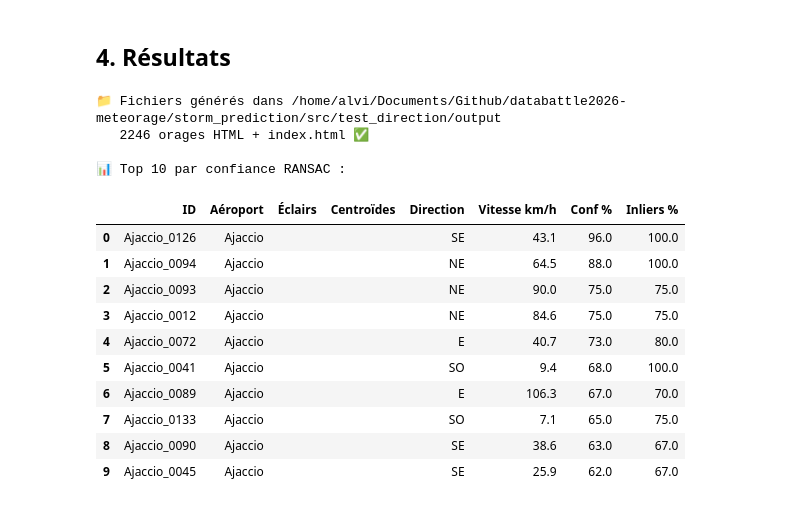
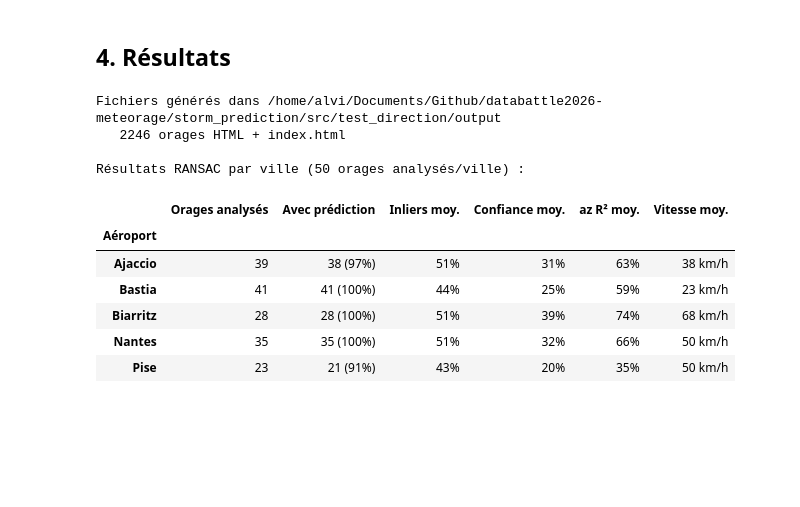
Before and after one commit to EZednanref/databattle2026-meteorage, a Jupyter notebook: storm_prediction/run_pipeline.ipynb, the cells around one changed output. Drawn from its saved outputs; the diff is of its cells as text; code cells hidden in the pictures; blank space fills up the shorter version.

```diff
--- a/storm_prediction/run_pipeline.ipynb
+++ b/storm_prediction/run_pipeline.ipynb
@@ -124,70 +124,78 @@ from IPython.display import display, HTML
 html_files = list(OUTPUT_DIR.glob("*.html"))
 html_storms = [f for f in html_files if f.name != "index.html"]
 
-print(f"📁 Fichiers générés dans {OUTPUT_DIR.resolve()}")
-print(f"   {len(html_storms)} orages HTML + {'index.html ✅' if (OUTPUT_DIR / 'index.html').exists() else 'index.html ❌'}")
+print(f"Fichiers générés dans {OUTPUT_DIR.resolve()}")
+print(f"   {len(html_storms)} orages HTML + {'index.html ' if (OUTPUT_DIR / 'index.html').exists() else 'index.html '}")
 
 # ─── Lecture du JSON de résultats ─────────────────────────────────────────
 json_path = OUTPUT_DIR / "storm_directions.json"
 if json_path.exists():
     with open(json_path) as f:
         raw = json.load(f)
 
-    # Supporte liste [{storm_id, ...}] ou dict {storm_id: {...}}
     if isinstance(raw, list):
         entries = [(item.get("storm_id", f"#{i}"), item) for i, item in enumerate(raw)]
     else:
         entries = list(raw.items())
 
     rows = []
     for storm_id, info in entries:
         r = info.get("ransac") or {}
-        exit_p = r.get("predicted_exit") or {}
         conf = r.get("confidence")
         inlier = r.get("inlier_ratio")
+        az = r.get("r2_azimut")
         rows.append({
             "ID":           storm_id,
             "Aéroport":     info.get("airport", ""),
-            "Éclairs":      info.get("n_lightnings", ""),
-            "Centroïdes":   info.get("n_centroids", ""),
             "Direction":    r.get("direction", ""),
             "Vitesse km/h": round(r.get("speed_kmh", 0), 1) if r.get("speed_kmh") else None,
             "Conf %":       round(conf * 100) if conf is not None else None,
             "Inliers %":    round(inlier * 100) if inlier is not None else None,
+            "az R²%":       round(az * 100) if az is not None else None,
+            "Prédiction":   "" if info.get("predicted_exit") else "—",
         })
 
     df = pd.DataFrame(rows)
-    # Forcer les colonnes numériques
-    for col in ["Conf %", "Inliers %", "Vitesse km/h"]:
+    for col in ["Conf %", "Inliers %", "az R²%", "Vitesse km/h"]:
         df[col] = pd.to_numeric(df[col], errors="coerce")
 
-    if not df.empty:
-        df = df.sort_values("Conf %", ascending=False, na_position="last").reset_index(drop=True)
-        print(f"\n📊 Top 10 par confiance RANSAC :")
-        display(df.head(10))
+    # ─── Stats par ville ───────────────────────────────────────────────────
+    print(f"\nRésultats RANSAC par ville ({LIMIT_PER_AIRPORT} orages analysés/ville) :\n")
+    df_valid = df[df["Conf %"].notna() & df["Inliers %"].notna()]
 
-        conf_vals = df["Conf %"].dropna()
-        inlier_vals = df["Inliers %"].dropna()
-        print(f"\n📈 Stats globales ({len(df)} orages) :")
-        print(f"   Confiance moyenne : {conf_vals.mean():.1f}%")
-        print(f"   Inliers moyens    : {inlier_vals.mean():.1f}%")
-        print(f"   Conf ≥ 50%        : {(conf_vals >= 50).sum()} orages")
-        print(f"   Inliers ≥ 80%     : {(inlier_vals >= 80).sum()} orages")
+    stats_rows = []
+    for airport, grp in df_valid.groupby("Aéroport"):
+        n_total = len(grp)
+        n_pred = (grp["Prédiction"] == "").sum()
+        stats_rows.append({
+            "Aéroport":        airport,
+            "Orages analysés": n_total,
+            "Avec prédiction": f"{n_pred} ({round(n_pred/n_total*100)}%)",
+            "Inliers moy.":    f"{grp['Inliers %'].mean():.0f}%",
+            "Confiance moy.":  f"{grp['Conf %'].mean():.0f}%",
+            "az R² moy.":      f"{grp['az R²%'].mean():.0f}%",
+            "Vitesse moy.":    f"{grp['Vitesse km/h'].mean():.0f} km/h",
+        })
+
+    df_stats = pd.DataFrame(stats_rows).set_index("Aéroport")
+    display(df_stats)
+
+    # ─── Top 10 ────────────────────────────────────────────────────────────
+    print(f"\nTop 10 orages (meilleure confiance RANSAC) :")
+    top10 = df_valid.sort_values("Conf %", ascending=False).head(10).reset_index(drop=True)
+    display(top10[["ID", "Aéroport", "Direction", "Vitesse km/h", "Inliers %", "Conf %", "az R²%", "Prédiction"]])
+
 else:
-    print("⚠️  storm_directions.json introuvable — lancez d'abord le pipeline (cellule 3)")
+    print("storm_directions.json introuvable — lancez d'abord le pipeline (cellule 3)")
 # %% [output]
-📁 Fichiers générés dans /home/alvi/Documents/Github/databattle2026-meteorage/storm_prediction/src/test_direction/output
-   2246 orages HTML + index.html ✅
+Fichiers générés dans /home/alvi/Documents/Github/databattle2026-meteorage/storm_prediction/src/test_direction/output
+   2246 orages HTML + index.html
 
-📊 Top 10 par confiance RANSAC :
+Résultats RANSAC par ville (50 orages analysés/ville) :
-|  | ID | Aéroport | Éclairs | Centroïdes | Direction | Vitesse km/h | Conf % | Inliers % |
-| 0 | Ajaccio_0126 | Ajaccio |  |  | SE | 43.1 | 96.0 | 100.0 |
-| 1 | Ajaccio_0094 | Ajaccio |  |  | NE | 64.5 | 88.0 | 100.0 |
-| 2 | Ajaccio_0093 | Ajaccio |  |  | NE | 90.0 | 75.0 | 75.0 |
-| 3 | Ajaccio_0012 | Ajaccio |  |  | NE | 84.6 | 75.0 | 75.0 |
-| 4 | Ajaccio_0072 | Ajaccio |  |  | E | 40.7 | 73.0 | 80.0 |
-| 5 | Ajaccio_0041 | Ajaccio |  |  | SO | 9.4 | 68.0 | 100.0 |
-| 6 | Ajaccio_0089 | Ajaccio |  |  | E | 106.3 | 67.0 | 70.0 |
-| 7 | Ajaccio_0133 | Ajaccio |  |  | SO | 7.1 | 65.0 | 75.0 |
-| 8 | Ajaccio_0090 | Ajaccio |  |  | SE | 38.6 | 63.0 | 67.0 |
-| 9 | Ajaccio_0045 | Ajaccio |  |  | SE | 25.9 | 62.0 | 67.0 |
+|  | Orages analysés | Avec prédiction | Inliers moy. | Confiance moy. | az R² moy. | Vitesse moy. |
+| Aéroport |  |  |  |  |  |  |
+| Ajaccio | 39 | 38 (97%) | 51% | 31% | 63% | 38 km/h |
+| Bastia | 41 | 41 (100%) | 44% | 25% | 59% | 23 km/h |
+| Biarritz | 28 | 28 (100%) | 51% | 39% | 74% | 68 km/h |
+| Nantes | 35 | 35 (100%) | 51% | 32% | 66% | 50 km/h |
+| Pise | 23 | 21 (91%) | 43% | 20% | 35% | 50 km/h |
```
Also changed, not shown: parts of 5 cells of this notebook.
